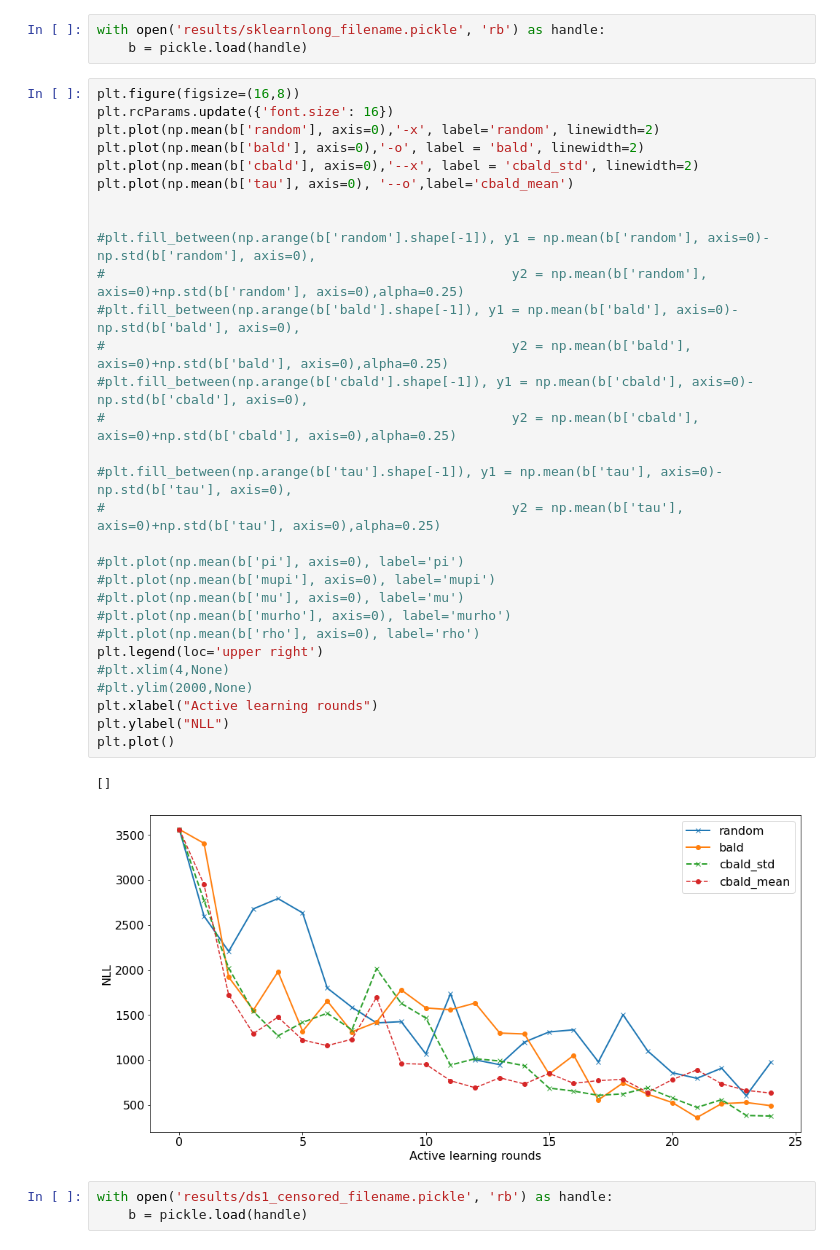
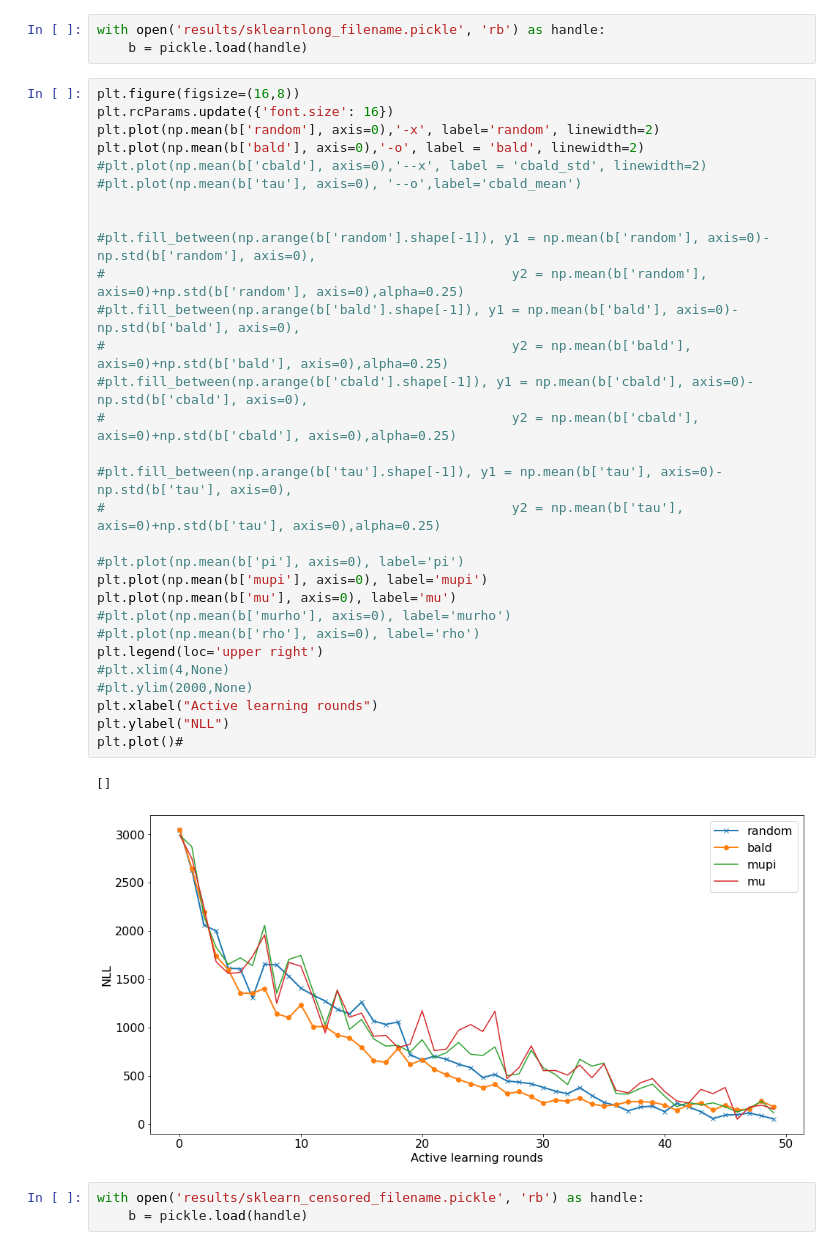
Before and after one commit to fbohu/Censored-Active-Learning, a Jupyter notebook: eval.ipynb, the cells around one changed output. Drawn from its saved outputs; the diff is of its cells as text.

```diff
--- a/eval.ipynb
+++ b/eval.ipynb
@@ -8,38 +9,38 @@ with open('results/sklearnlong_filename.pickle', 'rb') as handle:
 # %%
 plt.figure(figsize=(16,8))
 plt.rcParams.update({'font.size': 16})
 plt.plot(np.mean(b['random'], axis=0),'-x', label='random', linewidth=2)
 plt.plot(np.mean(b['bald'], axis=0),'-o', label = 'bald', linewidth=2)
-plt.plot(np.mean(b['cbald'], axis=0),'--x', label = 'cbald_std', linewidth=2)
-plt.plot(np.mean(b['tau'], axis=0), '--o',label='cbald_mean')
+#plt.plot(np.mean(b['cbald'], axis=0),'--x', label = 'cbald_std', linewidth=2)
+#plt.plot(np.mean(b['tau'], axis=0), '--o',label='cbald_mean')
 
 
 #plt.fill_between(np.arange(b['random'].shape[-1]), y1 = np.mean(b['random'], axis=0)-np.std(b['random'], axis=0),
 #                                                    y2 = np.mean(b['random'], axis=0)+np.std(b['random'], axis=0),alpha=0.25)
 #plt.fill_between(np.arange(b['bald'].shape[-1]), y1 = np.mean(b['bald'], axis=0)-np.std(b['bald'], axis=0),
 #                                                    y2 = np.mean(b['bald'], axis=0)+np.std(b['bald'], axis=0),alpha=0.25)
 #plt.fill_between(np.arange(b['cbald'].shape[-1]), y1 = np.mean(b['cbald'], axis=0)-np.std(b['cbald'], axis=0),
 #                                                    y2 = np.mean(b['cbald'], axis=0)+np.std(b['cbald'], axis=0),alpha=0.25)
 
 #plt.fill_between(np.arange(b['tau'].shape[-1]), y1 = np.mean(b['tau'], axis=0)-np.std(b['tau'], axis=0),
 #                                                    y2 = np.mean(b['tau'], axis=0)+np.std(b['tau'], axis=0),alpha=0.25)
 
 #plt.plot(np.mean(b['pi'], axis=0), label='pi')
-#plt.plot(np.mean(b['mupi'], axis=0), label='mupi')
-#plt.plot(np.mean(b['mu'], axis=0), label='mu')
+plt.plot(np.mean(b['mupi'], axis=0), label='mupi')
+plt.plot(np.mean(b['mu'], axis=0), label='mu')
 #plt.plot(np.mean(b['murho'], axis=0), label='murho')
 #plt.plot(np.mean(b['rho'], axis=0), label='rho')
 plt.legend(loc='upper right')
 #plt.xlim(4,None)
 #plt.ylim(2000,None)
 plt.xlabel("Active learning rounds")
 plt.ylabel("NLL")
-plt.plot()
+plt.plot()#
 # %% [output]
 []
-[figure, old version]
+[figure, new version]
 # %%
-with open('results/ds1_censored_filename.pickle', 'rb') as handle:
+with open('results/sklearn_censored_filename.pickle', 'rb') as handle:
     b = pickle.load(handle)
 # %%
 plt.figure(figsize=(16,8))
```
Also changed, not shown: parts of 2 cells of this notebook, 7 other files.
